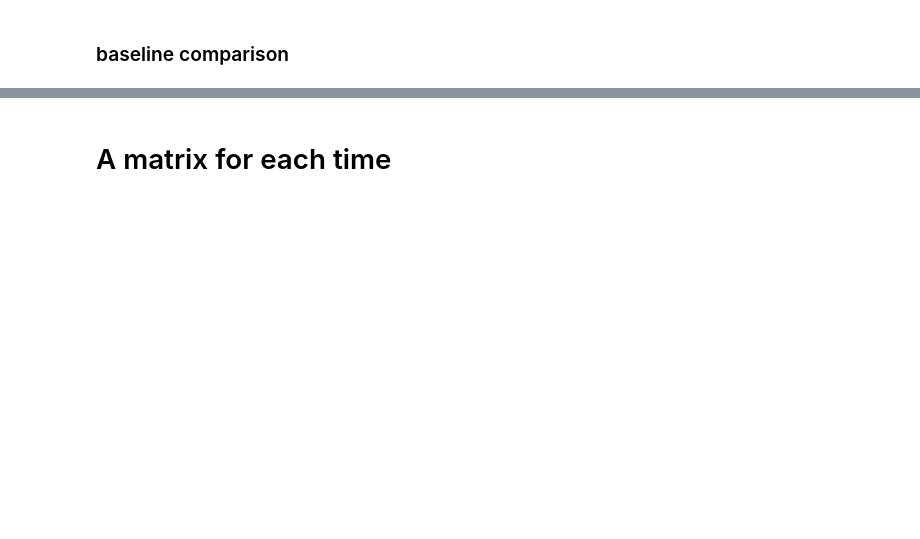
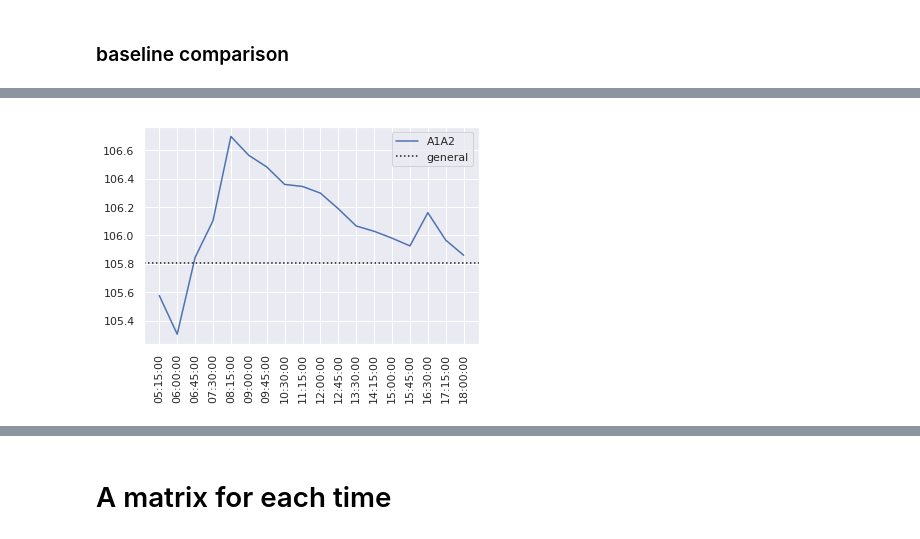
Before and after one commit to bourliam/PRIM, a Jupyter notebook: Notebooks/simple mlp models.ipynb, the cells around one changed output, grey strips where cells are left out. Saved outputs shown, nothing was run; the diff lists cells and outputs as text; code cells hidden in the pictures; blank space fills up the shorter version.

```diff
--- a/Notebooks/simple mlp models.ipynb
+++ b/Notebooks/simple mlp models.ipynb
@@ -348,0 +862,12 @@ df.to_csv("../data/segment_flow.csv")
+# %%
+quarters = np.unique(pd.to_datetime(speedDF.columns).time)
+quarters.sort()
+
+weithed_sum=((A1_results.groupby('t').min()['weighted_loss_A1']+A2_results.groupby('t').min()['weighted_loss_A2'])/55)
+plt.plot(weithed_sum,label='A1A2')
+
+plt.axhline(105.80747349038776,label="general",color='k',linestyle=":")
+plt.xticks(ticks=weithed_sum.index, labels=[quarters[t] for t in weithed_sum.index],rotation = 90);
+plt.legend();
+# %% [output]
+[figure, added]
```
Also changed, not shown: parts of 80 cells of this notebook, 1 other file.
